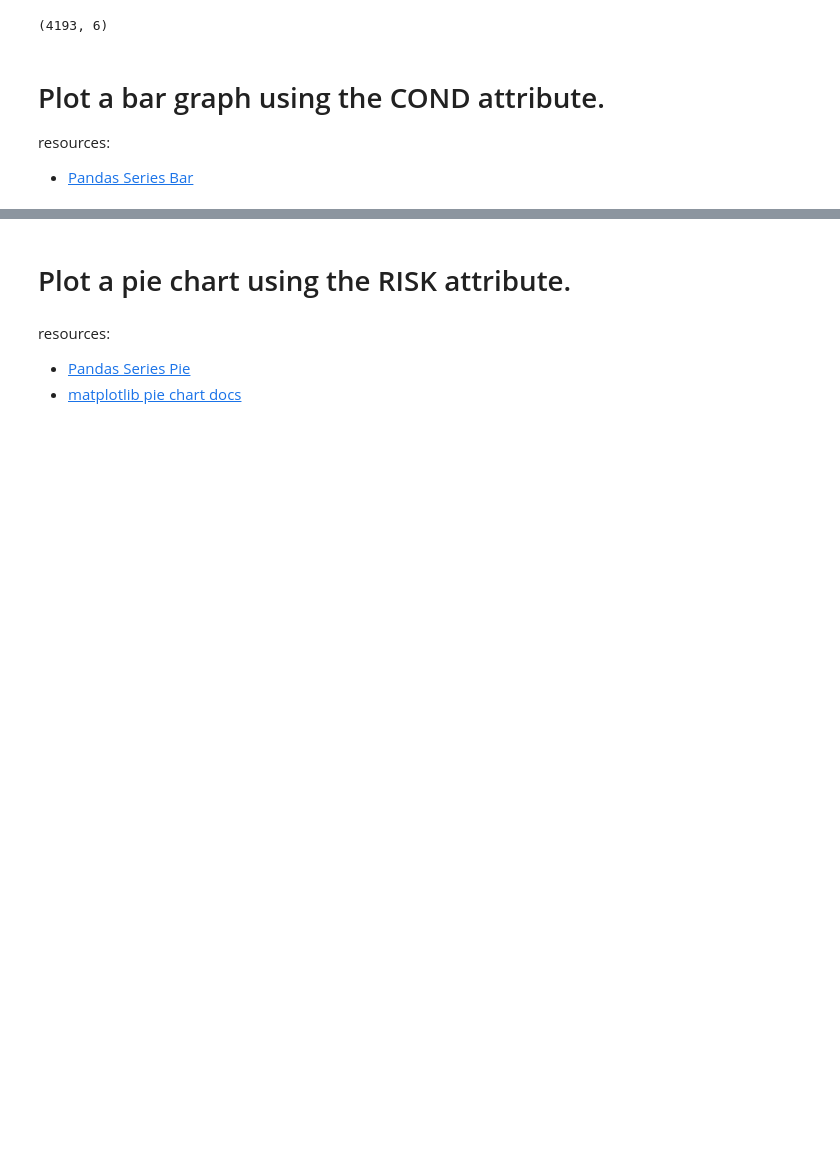
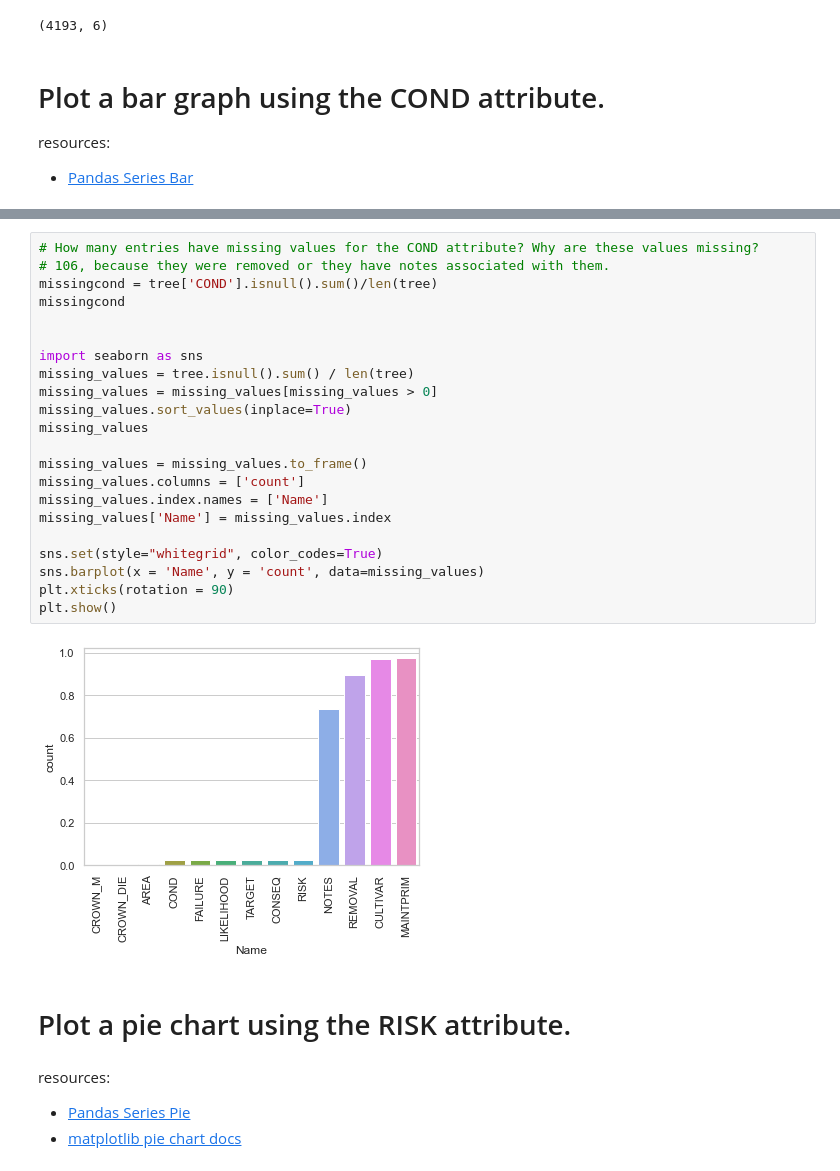
Before and after one commit to deanastuart/DataEngineering.Labs.CityOfNewarkDETreeSurvey, a Jupyter notebook: newark_de_tree_survey.ipynb, the cells around one changed output, grey strips where cells are left out. Drawn from its saved outputs; the diff is of its cells as text; blank space fills up the shorter version.

```diff
--- a/newark_de_tree_survey.ipynb
+++ b/newark_de_tree_survey.ipynb
@@ -187,3 +204,27 @@ conditions=
+# %%
+# How many entries have missing values for the COND attribute? Why are these values missing?
+# 106, because they were removed or they have notes associated with them.
+missingcond = tree['COND'].isnull().sum()/len(tree)
+missingcond
+
+
+import seaborn as sns
+missing_values = tree.isnull().sum() / len(tree)
+missing_values = missing_values[missing_values > 0]
+missing_values.sort_values(inplace=True)
+missing_values
+
+missing_values = missing_values.to_frame()
+missing_values.columns = ['count']
+missing_values.index.names = ['Name']
+missing_values['Name'] = missing_values.index
+
+sns.set(style="whitegrid", color_codes=True)
+sns.barplot(x = 'Name', y = 'count', data=missing_values)
+plt.xticks(rotation = 90)
+plt.show()
+# %% [output]
+[figure, added]
 # %% [markdown]
 # Plot a pie chart using the RISK attribute.
 # %% [markdown]
```
Also changed, not shown: parts of 12 cells of this notebook.
